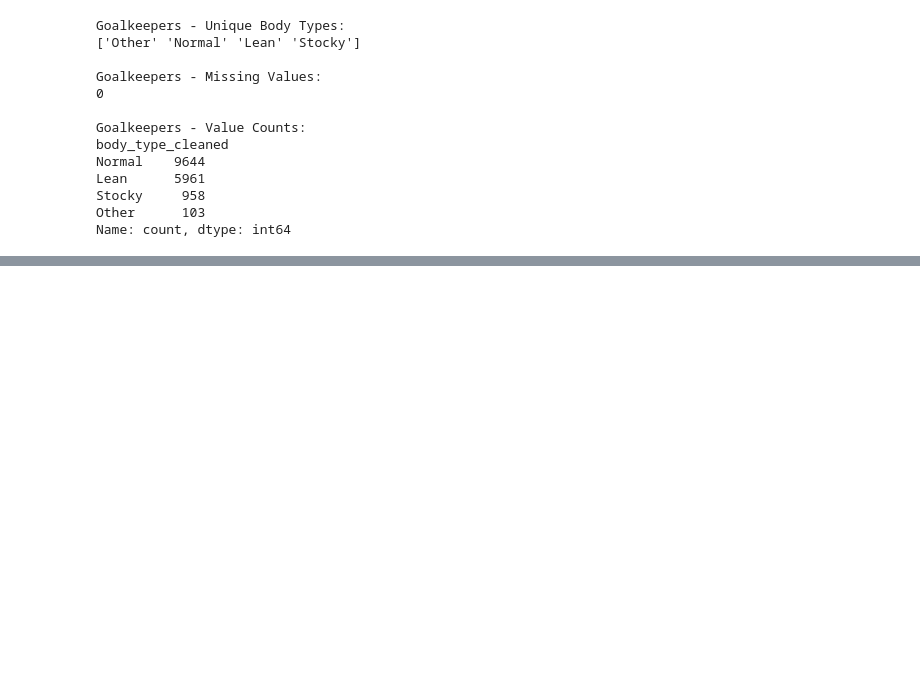
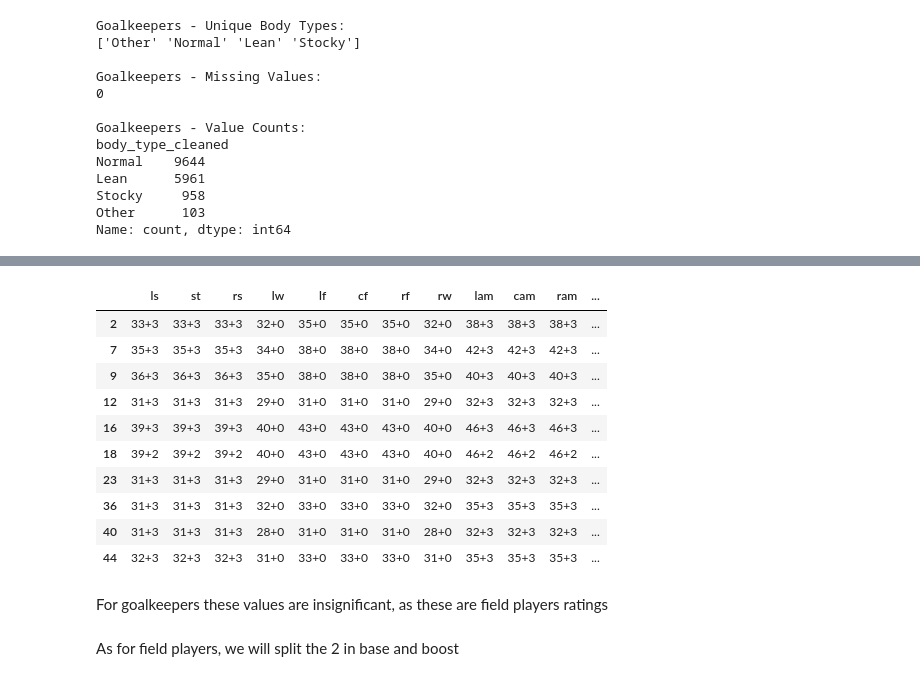
Before and after one commit to filiprares/data-science-internship, a Jupyter notebook: notebooks/week1_data_exploration.ipynb, the cells around one changed output, grey strips where cells are left out. Saved outputs shown, nothing was run; the diff lists cells and outputs as text; code cells hidden in the pictures; blank space fills up the shorter version.

```diff
--- a/notebooks/week1_data_exploration.ipynb
+++ b/notebooks/week1_data_exploration.ipynb
@@ -1244,0 +1255,2 @@ field_df.drop(columns=['body_type_cleaned'], inplace=True)
+# %%
+gk_df.drop(columns='work_rate', inplace=True)
@@ -1244,0 +1328,17 @@ field_df.drop(columns=['body_type_cleaned'], inplace=True)
+# %%
+
+gk_df[[col for col in position_cols if col in gk_df.columns]].head(10)
+# %% [output]
+|  | ls | st | rs | lw | lf | cf | rf | rw | lam | cam | ram | ... |
+| 2 | 33+3 | 33+3 | 33+3 | 32+0 | 35+0 | 35+0 | 35+0 | 32+0 | 38+3 | 38+3 | 38+3 | ... |
+| 7 | 35+3 | 35+3 | 35+3 | 34+0 | 38+0 | 38+0 | 38+0 | 34+0 | 42+3 | 42+3 | 42+3 | ... |
+| 9 | 36+3 | 36+3 | 36+3 | 35+0 | 38+0 | 38+0 | 38+0 | 35+0 | 40+3 | 40+3 | 40+3 | ... |
+| 12 | 31+3 | 31+3 | 31+3 | 29+0 | 31+0 | 31+0 | 31+0 | 29+0 | 32+3 | 32+3 | 32+3 | ... |
+| 16 | 39+3 | 39+3 | 39+3 | 40+0 | 43+0 | 43+0 | 43+0 | 40+0 | 46+3 | 46+3 | 46+3 | ... |
+| 18 | 39+2 | 39+2 | 39+2 | 40+0 | 43+0 | 43+0 | 43+0 | 40+0 | 46+2 | 46+2 | 46+2 | ... |
+| 23 | 31+3 | 31+3 | 31+3 | 29+0 | 31+0 | 31+0 | 31+0 | 29+0 | 32+3 | 32+3 | 32+3 | ... |
+| 36 | 31+3 | 31+3 | 31+3 | 32+0 | 33+0 | 33+0 | 33+0 | 32+0 | 35+3 | 35+3 | 35+3 | ... |
+| 40 | 31+3 | 31+3 | 31+3 | 28+0 | 31+0 | 31+0 | 31+0 | 28+0 | 32+3 | 32+3 | 32+3 | ... |
+| 44 | 32+3 | 32+3 | 32+3 | 31+0 | 33+0 | 33+0 | 33+0 | 31+0 | 35+3 | 35+3 | 35+3 | ... |
+# %% [markdown]
+For goalkeepers these values are insignificant, as these are field players ratings
@@ -1244,0 +1349,2 @@ field_df.drop(columns=['body_type_cleaned'], inplace=True)
+# %% [markdown]
+As for field players, we will split the 2 in base and boost
```
Also changed, not shown: parts of 72 cells of this notebook, 1 other file.
